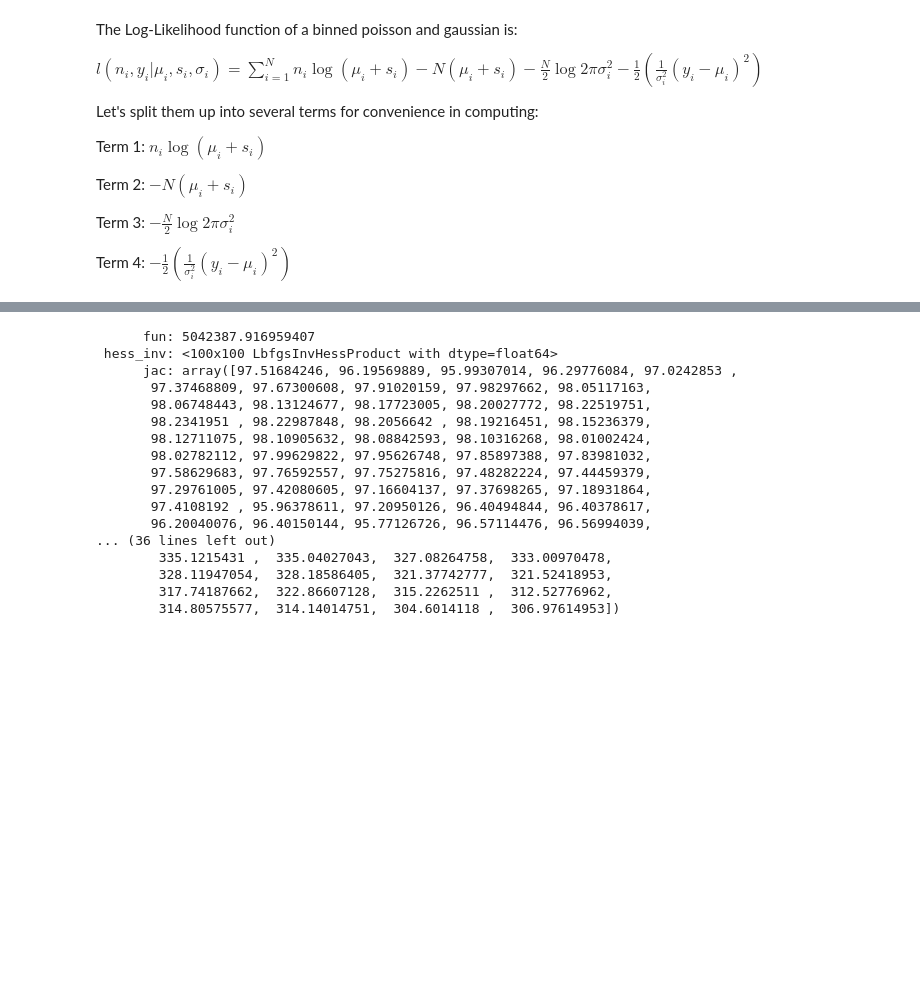
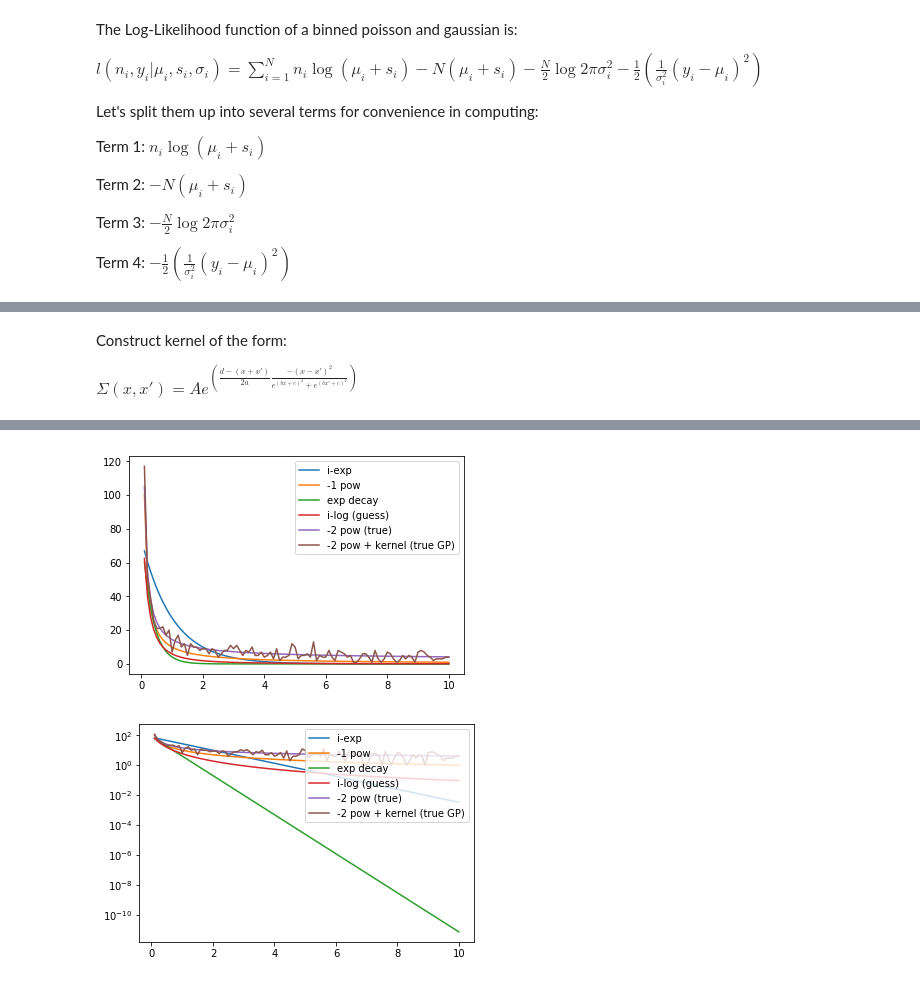
Before and after one commit to ChrisIck/Poisson-GPs, a Jupyter notebook: Minimization Test.ipynb, the cells around one changed output, grey strips where cells are left out. Drawn from its saved outputs; the diff is of its cells as text; code cells hidden in the pictures; blank space fills up the shorter version.

```diff
--- a/Minimization Test.ipynb
+++ b/Minimization Test.ipynb
@@ -65,19 +59,23 @@ nln_bin_gminerad = grad(neg_log_like_PGP_binned)
 nln_MV_grad = grad(neg_log_like_PGP_MV)
 # %%
 def f1(x):
-    return (1000./(np.exp(x-2)))
+    return (1./(np.exp(x-2)))
 
 def f2(x):
-    return 1000./x
+    return 1./x
 
 def f3(x):
-    return 1000.*np.exp(-3.*(x-0.7))
+    return 1.*np.exp(-3.*(x-0.7))
 
 def f4(x):
-    return (1000./np.log(x+1))
+    return (1./np.log(x+1))
 
 def f5(x):
-    return 1000./(np.power(x+.3,2))
+    return 1./(np.power(x+.3,2))
+# %% [markdown]
+Construct kernel of the form:
+
+$\Sigma (x,x') = Ae^{\left(\frac{d-(x+x')}{2a} \frac{-(x-x')^2}{e^{(bx+c)^2} +e^{(bx'+c)^2}}\right)}$
 # %%
 def makekernel(x, k, params, sigma = 0.):
     N = len(x)
@@ -107,35 +105,35 @@ def simulate(ytrue, cov):
 # %%
 N= 100
 x = np.linspace(.1,10,N)
-scale = 1
-kparams = [100., .5, 1., 0., 10.]
+scale = 10
+kparams = [.5, 20, 1., 1., 1.]
 
 y1 =  scale * f1(x)
 y2 = scale * f2(x)
 y3 = scale * f3(x)
-yguess = scale * f4(x)
-ytrue = scale * f5(x)
+yguess = scale * f5(x)
+ytrue = scale * f4(x)
 
 cov = makekernel(x, kernel1, kparams, sigma = np.sqrt(ytrue))
-ytrueGP = simulate(ytrue, cov)
+#n_GP = simulate(ytrue, cov)
+n_GP = poisson(ytrue)
 
-
-plt.figure(figsize=(15,10))
+plt.figure()
 plt.plot(x,y1, label = "i-exp")
 plt.plot(x,y2, label = "-1 pow")
 plt.plot(x,y3, label = "exp decay")
 plt.plot(x,yguess, label = "i-log (guess)")
 plt.plot(x,ytrue, label = "-2 pow (true)")
-plt.plot(x,ytrueGP, label = "-2 pow + kernel (true GP)")
+plt.plot(x,n_GP, label = "-2 pow + kernel (true GP)")
 plt.legend(loc='upper right')
 
-plt.figure(figsize=(15,10))
+plt.figure()
 plt.semilogy(x,y1, label = "i-exp")
 plt.semilogy(x,y2, label = "-1 pow")
 plt.semilogy(x,y3, label = "exp decay")
 plt.semilogy(x,yguess, label = "i-log (guess)")
 plt.semilogy(x,ytrue, label = "-2 pow (true)")
-plt.semilogy(x,ytrueGP, label = "-2 pow + kernel (true GP)")
+plt.semilogy(x,n_GP, label = "-2 pow + kernel (true GP)")
 plt.legend(loc='upper right')
 
 plt.show()
@@ -146,0 +141,2 @@ plt.show()
+[figure, added]
+[figure, added]
@@ -151,24 +142,0 @@ sigma = np.sqrt(n+1)
-# %%
-from scipy.optimize import minimize
-boundarray = [(0,None) for i in n]
-signal0 = np.zeros(len(n))
-soln = minimize(neg_log_like_PGP_binned, yguess-n,  bounds = boundarray, args = (signal0, n, yguess, sigma), jac=nln_bin_gminerad)
-print soln
-# %% [output]
-      fun: 5042387.916959407
- hess_inv: <100x100 LbfgsInvHessProduct with dtype=float64>
-      jac: array([97.51684246, 96.19569889, 95.99307014, 96.29776084, 97.0242853 ,
-       97.37468809, 97.67300608, 97.91020159, 97.98297662, 98.05117163,
-       98.06748443, 98.13124677, 98.17723005, 98.20027772, 98.22519751,
-       98.2341951 , 98.22987848, 98.2056642 , 98.19216451, 98.15236379,
-       98.12711075, 98.10905632, 98.08842593, 98.10316268, 98.01002424,
-       98.02782112, 97.99629822, 97.95626748, 97.85897388, 97.83981032,
-       97.58629683, 97.76592557, 97.75275816, 97.48282224, 97.44459379,
-       97.29761005, 97.42080605, 97.16604137, 97.37698265, 97.18931864,
-       97.4108192 , 95.96378611, 97.20950126, 96.40494844, 96.40378617,
-       96.20040076, 96.40150144, 95.77126726, 96.57114476, 96.56994039,
-... (36 lines left out)
-        335.1215431 ,  335.04027043,  327.08264758,  333.00970478,
-        328.11947054,  328.18586405,  321.37742777,  321.52418953,
-        317.74187662,  322.86607128,  315.2262511 ,  312.52776962,
-        314.80575577,  314.14014751,  304.6014118 ,  306.97614953])
```
Also changed, not shown: parts of 24 cells of this notebook.
